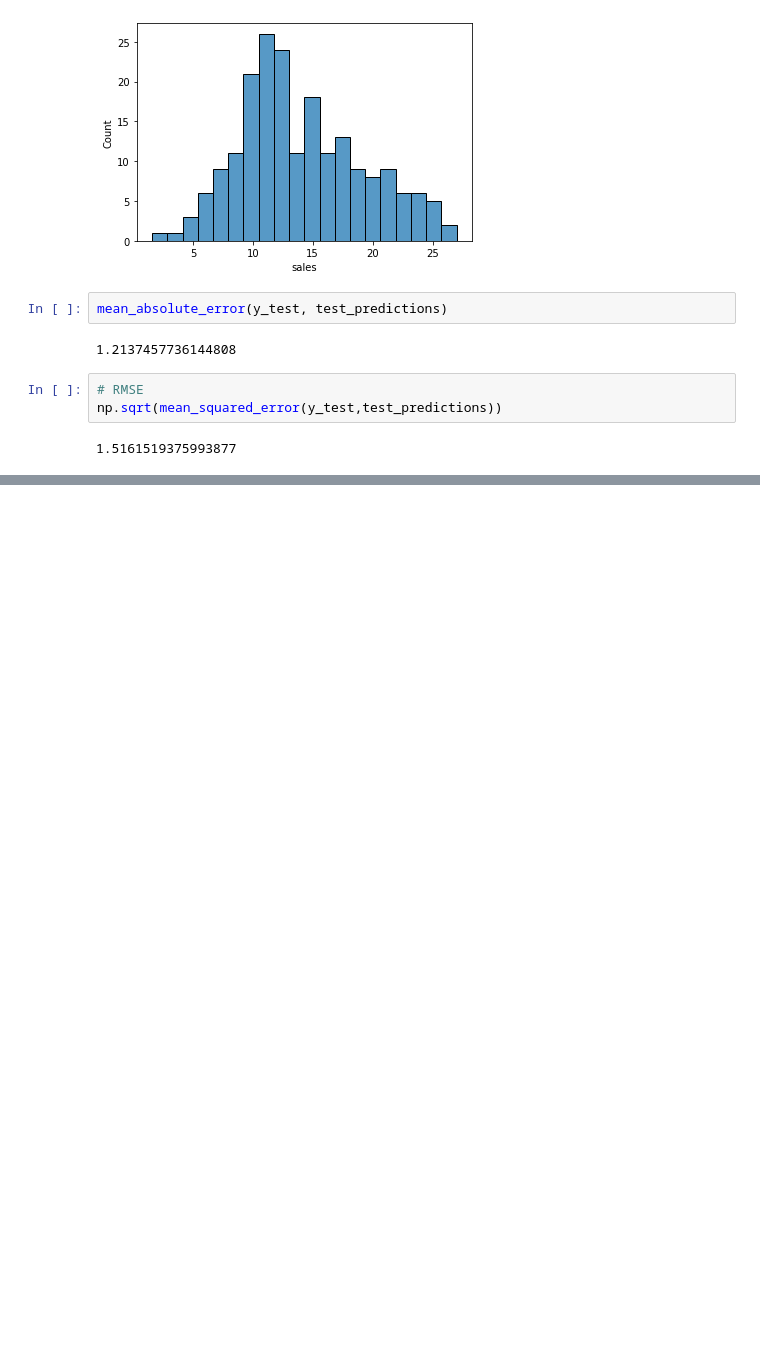
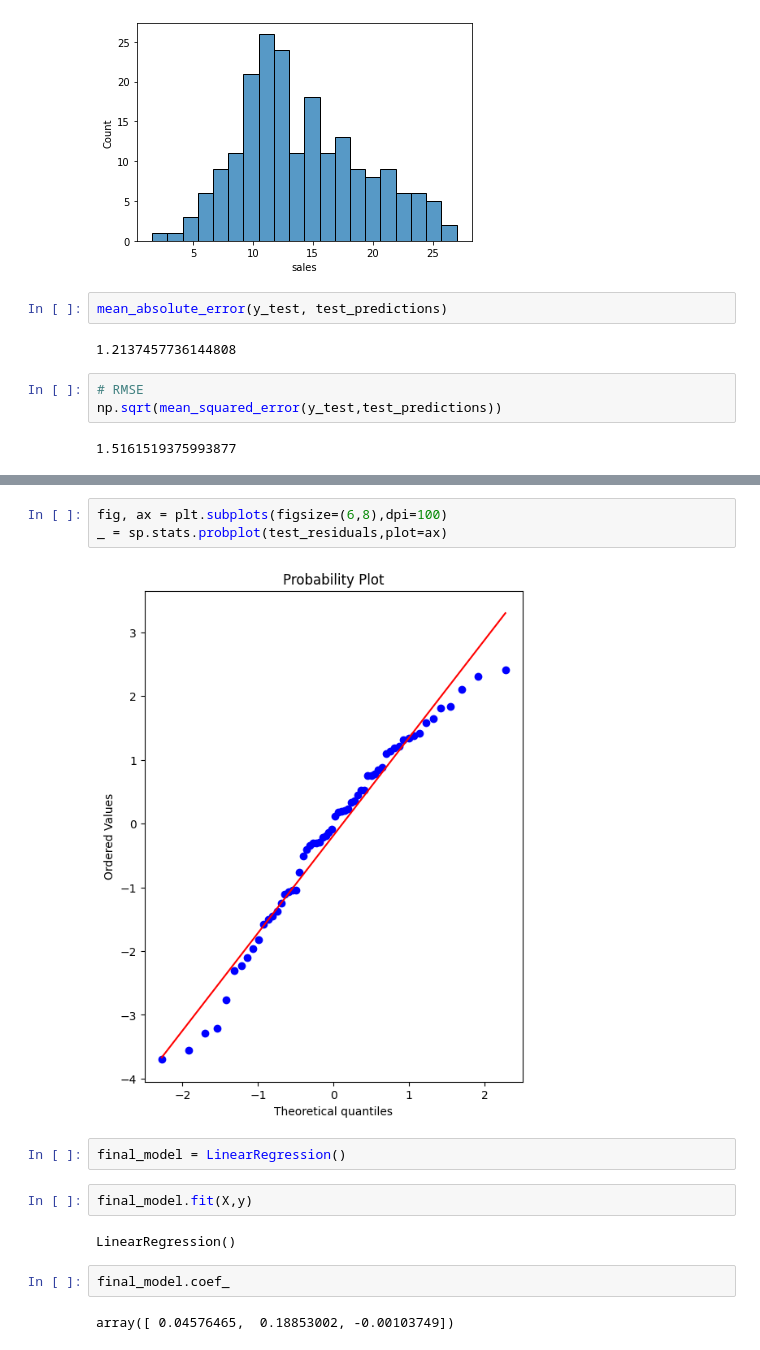
Before and after one commit to nagendra-rqsr/udemy_ml_demo, a Jupyter notebook: 08-Linear-Regression-Models/lin reg scikit learn.ipynb, the cells around one changed output, grey strips where cells are left out. Saved outputs shown, nothing was run; the diff lists cells and outputs as text; blank space fills up the shorter version.

```diff
--- a/08-Linear-Regression-Models/lin reg scikit learn.ipynb
+++ b/08-Linear-Regression-Models/lin reg scikit learn.ipynb
@@ -115,0 +133,15 @@ np.sqrt(mean_squared_error(y_test,test_predictions))
+# %%
+fig, ax = plt.subplots(figsize=(6,8),dpi=100)
+_ = sp.stats.probplot(test_residuals,plot=ax)
+# %% [output]
+[figure, added]
+# %%
+final_model = LinearRegression()
+# %%
+final_model.fit(X,y)
+# %% [output]
+LinearRegression()
+# %%
+final_model.coef_
+# %% [output]
+array([ 0.04576465,  0.18853002, -0.00103749])
```
Also changed, not shown: parts of 14 cells of this notebook, 2 other files.
